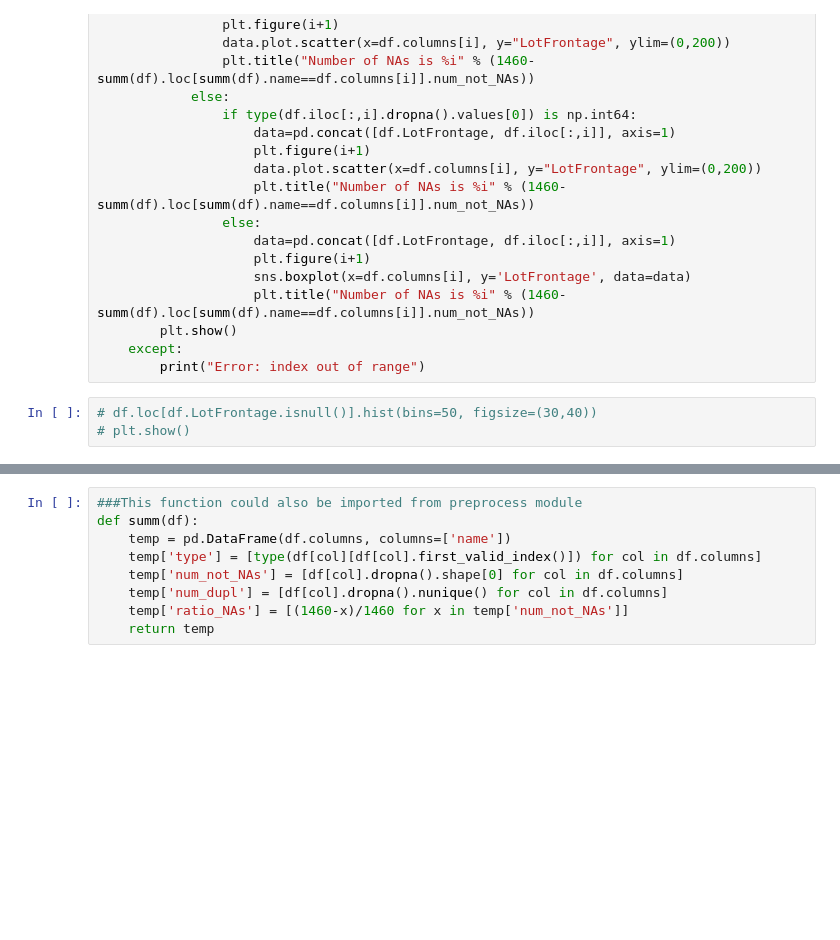
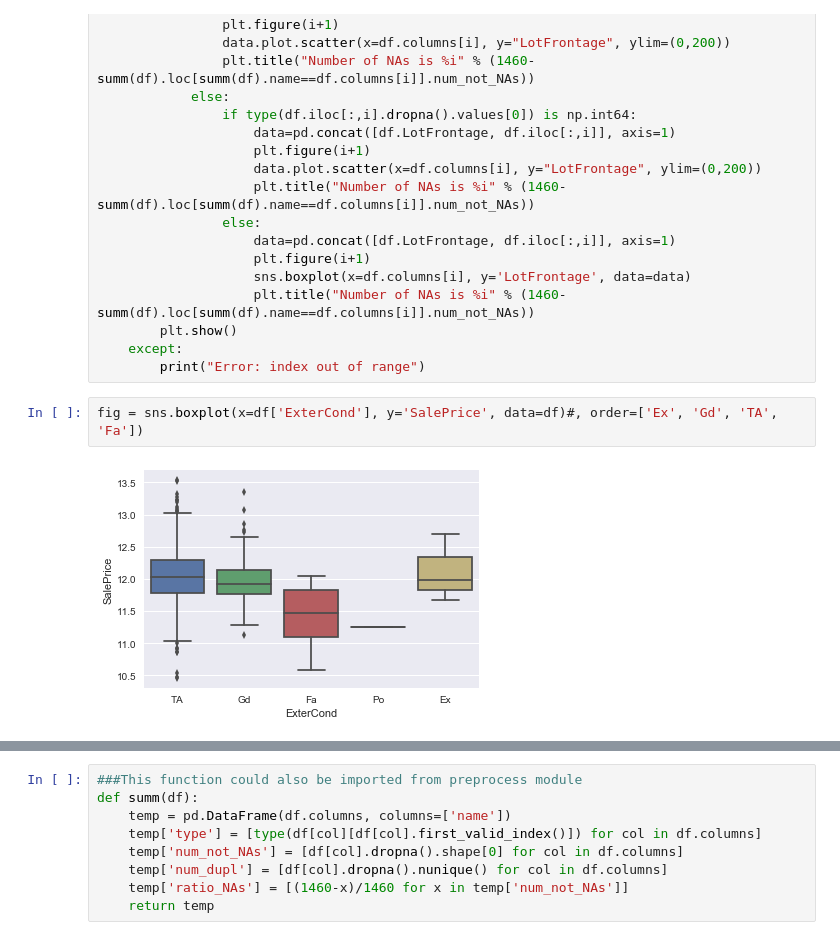
Before and after one commit to joshualee791204/Octopus, a Jupyter notebook: Jason/Variables_analysis.ipynb, the cells around one changed output, grey strips where cells are left out. Saved outputs shown, nothing was run; the diff lists cells and outputs as text; blank space fills up the shorter version.

```diff
--- a/Jason/Variables_analysis.ipynb
+++ b/Jason/Variables_analysis.ipynb
@@ -77,6 +77,7 @@ def plot_LotFrontage_vars(df,range_index):
         plt.show()
     except:
         print("Error: index out of range")
-# %%
-# df.loc[df.LotFrontage.isnull()].hist(bins=50, figsize=(30,40))
-# plt.show()
+# %%
+fig = sns.boxplot(x=df['ExterCond'], y='SalePrice', data=df)#, order=['Ex', 'Gd', 'TA', 'Fa'])
+# %% [output]
+[figure, added]
```
Also changed, not shown: parts of 12 cells of this notebook, 12 other files.
